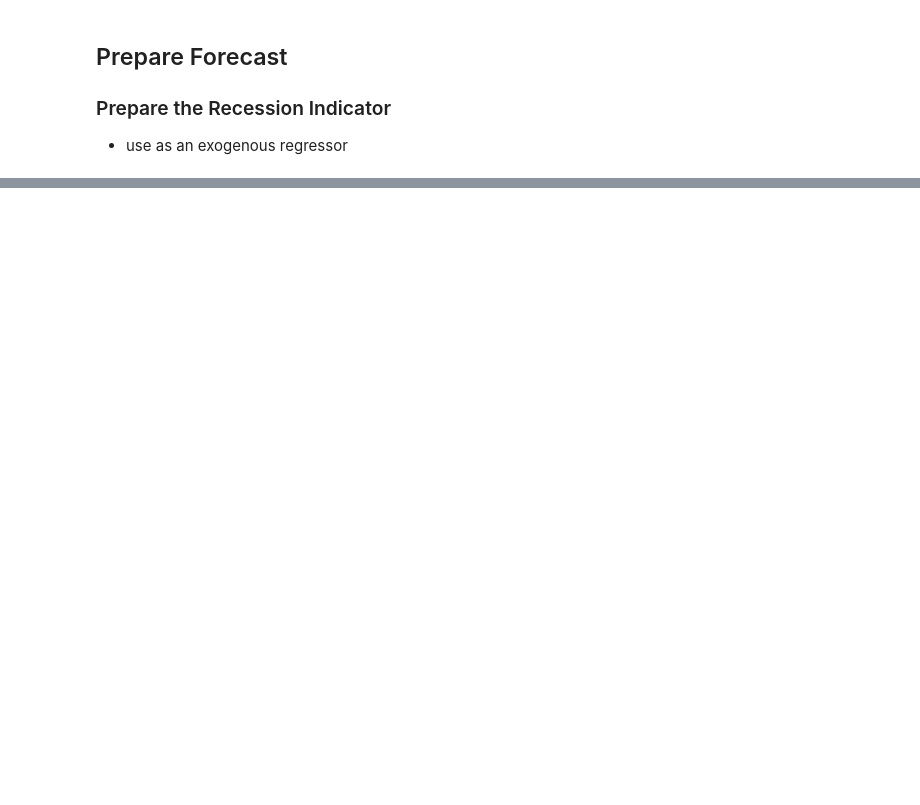
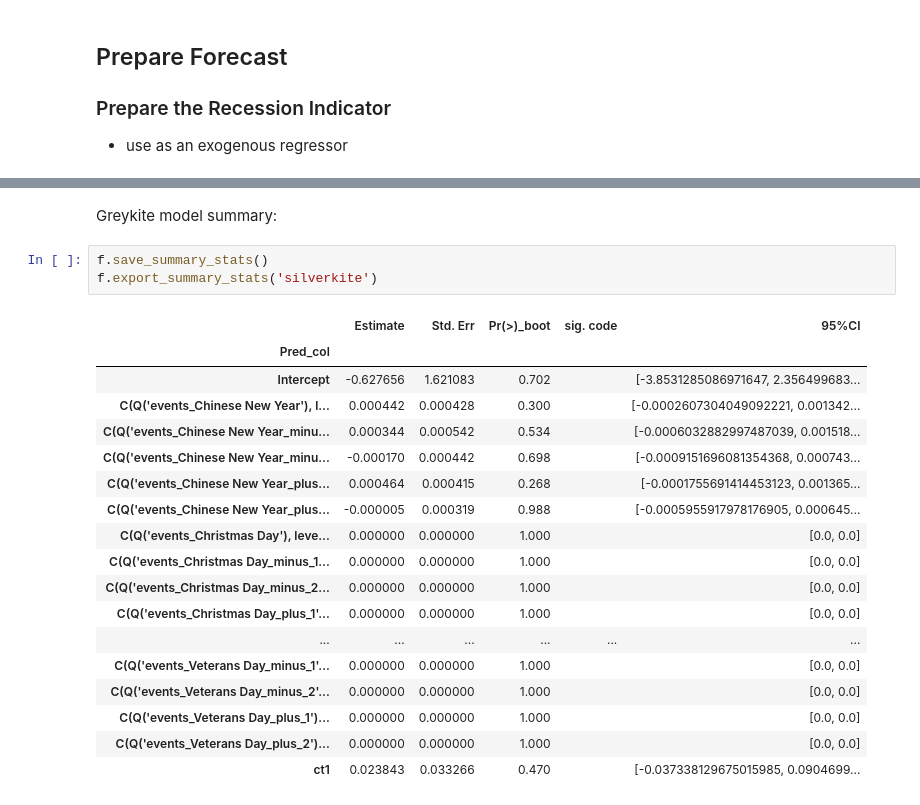
Before and after one commit to mikekeith52/scalecast-examples, a Jupyter notebook: silverkite/silverkite.ipynb, the cells around one changed output, grey strips where cells are left out. Cells and saved outputs as stored; diff of their text form; blank space fills up the shorter version.

```diff
--- a/silverkite/silverkite.ipynb
+++ b/silverkite/silverkite.ipynb
@@ -254,0 +183,24 @@ Contributions related to understanding and improving this model are welcome.
+# %% [markdown]
+Greykite model summary:
+# %%
+f.save_summary_stats()
+f.export_summary_stats('silverkite')
+# %% [output]
+|  | Estimate | Std. Err | Pr(>)_boot | sig. code | 95%CI |
+| Pred_col |  |  |  |  |  |
+| Intercept | -0.627656 | 1.621083 | 0.702 |  | [-3.8531285086971647, 2.356499683... |
+| C(Q('events_Chinese New Year'), l... | 0.000442 | 0.000428 | 0.300 |  | [-0.0002607304049092221, 0.001342... |
+| C(Q('events_Chinese New Year_minu... | 0.000344 | 0.000542 | 0.534 |  | [-0.0006032882997487039, 0.001518... |
+| C(Q('events_Chinese New Year_minu... | -0.000170 | 0.000442 | 0.698 |  | [-0.0009151696081354368, 0.000743... |
+| C(Q('events_Chinese New Year_plus... | 0.000464 | 0.000415 | 0.268 |  | [-0.0001755691414453123, 0.001365... |
+| C(Q('events_Chinese New Year_plus... | -0.000005 | 0.000319 | 0.988 |  | [-0.0005955917978176905, 0.000645... |
+| C(Q('events_Christmas Day'), leve... | 0.000000 | 0.000000 | 1.000 |  | [0.0, 0.0] |
+| C(Q('events_Christmas Day_minus_1... | 0.000000 | 0.000000 | 1.000 |  | [0.0, 0.0] |
+| C(Q('events_Christmas Day_minus_2... | 0.000000 | 0.000000 | 1.000 |  | [0.0, 0.0] |
+| C(Q('events_Christmas Day_plus_1'... | 0.000000 | 0.000000 | 1.000 |  | [0.0, 0.0] |
+| ... | ... | ... | ... | ... | ... |
+| C(Q('events_Veterans Day_minus_1'... | 0.000000 | 0.000000 | 1.000 |  | [0.0, 0.0] |
+| C(Q('events_Veterans Day_minus_2'... | 0.000000 | 0.000000 | 1.000 |  | [0.0, 0.0] |
+| C(Q('events_Veterans Day_plus_1')... | 0.000000 | 0.000000 | 1.000 |  | [0.0, 0.0] |
+| C(Q('events_Veterans Day_plus_2')... | 0.000000 | 0.000000 | 1.000 |  | [0.0, 0.0] |
+| ct1 | 0.023843 | 0.033266 | 0.470 |  | [-0.037338129675015985, 0.0904699... |
```
Also changed, not shown: parts of 51 cells of this notebook.
